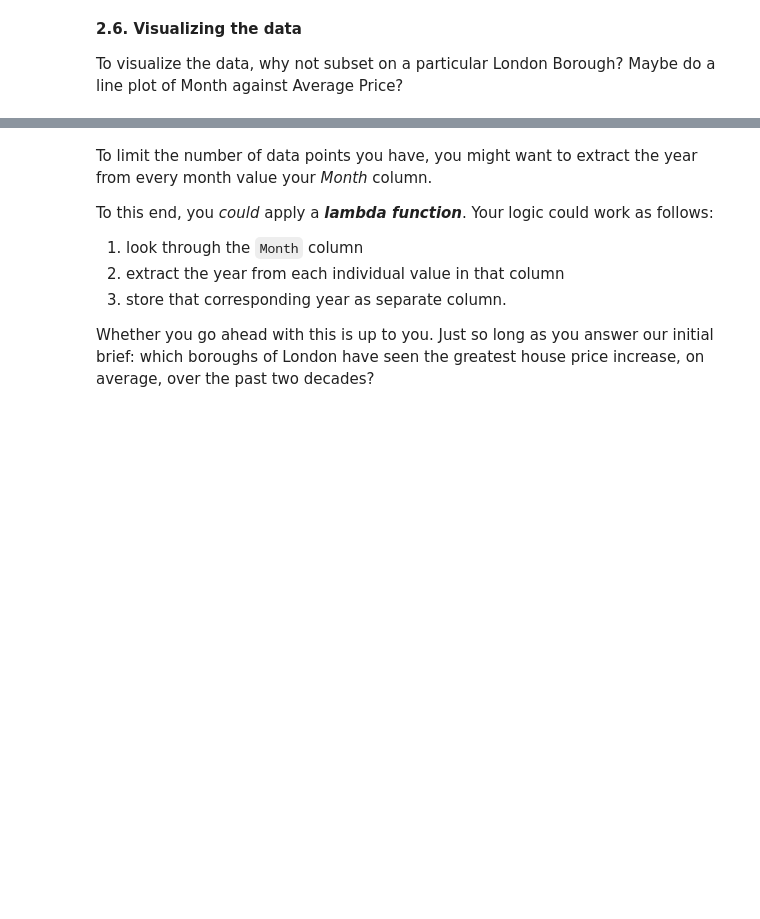
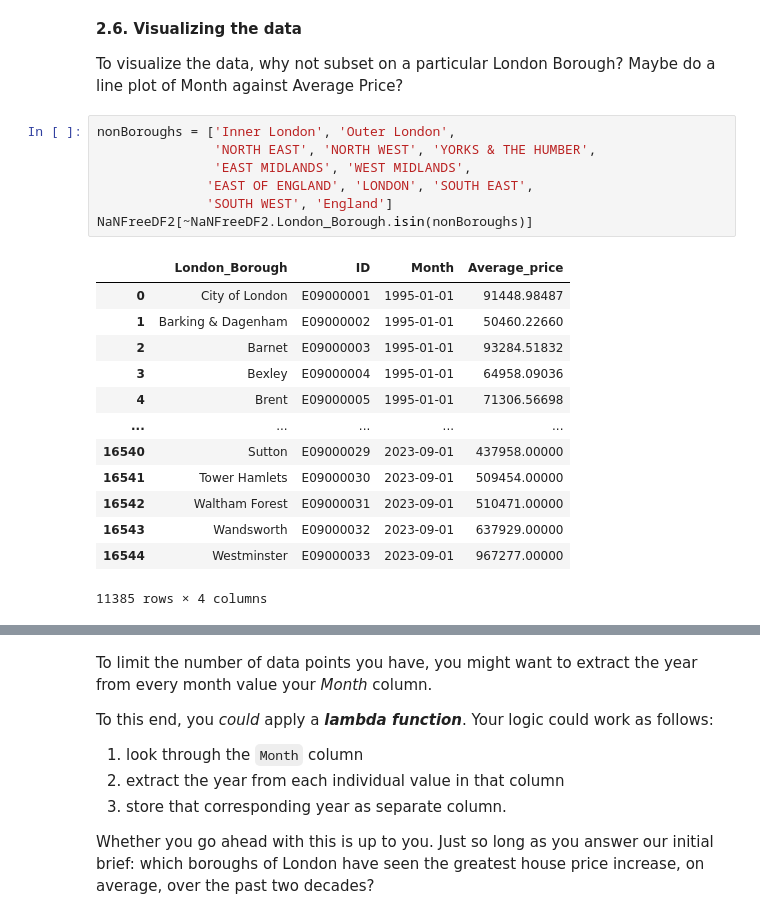
Before and after one commit to MappingKat/DataScienceLondonCaseStudy, a Jupyter notebook: Unit 4 Challenge - Tier 3.ipynb, the cells around one changed output, grey strips where cells are left out. Saved outputs shown, nothing was run; the diff lists cells and outputs as text; blank space fills up the shorter version.

```diff
--- a/Unit 4 Challenge - Tier 3.ipynb
+++ b/Unit 4 Challenge - Tier 3.ipynb
@@ -199,3 +308,24 @@ Check out the contents of the London Borough column, and if you find null values
 **2.6. Visualizing the data**
 
 To visualize the data, why not subset on a particular London Borough? Maybe do a line plot of Month against Average Price?
+# %%
+nonBoroughs = ['Inner London', 'Outer London',
+               'NORTH EAST', 'NORTH WEST', 'YORKS & THE HUMBER',
+               'EAST MIDLANDS', 'WEST MIDLANDS',
+              'EAST OF ENGLAND', 'LONDON', 'SOUTH EAST',
+              'SOUTH WEST', 'England']
+NaNFreeDF2[~NaNFreeDF2.London_Borough.isin(nonBoroughs)]
+# %% [output]
+|  | London_Borough | ID | Month | Average_price |
+| 0 | City of London | E09000001 | 1995-01-01 | 91448.98487 |
+| 1 | Barking & Dagenham | E09000002 | 1995-01-01 | 50460.22660 |
+| 2 | Barnet | E09000003 | 1995-01-01 | 93284.51832 |
+| 3 | Bexley | E09000004 | 1995-01-01 | 64958.09036 |
+| 4 | Brent | E09000005 | 1995-01-01 | 71306.56698 |
+| ... | ... | ... | ... | ... |
+| 16540 | Sutton | E09000029 | 2023-09-01 | 437958.00000 |
+| 16541 | Tower Hamlets | E09000030 | 2023-09-01 | 509454.00000 |
+| 16542 | Waltham Forest | E09000031 | 2023-09-01 | 510471.00000 |
+| 16543 | Wandsworth | E09000032 | 2023-09-01 | 637929.00000 |
+| 16544 | Westminster | E09000033 | 2023-09-01 | 967277.00000 |
+11385 rows × 4 columns
```
Also changed, not shown: parts of 28 cells of this notebook.
